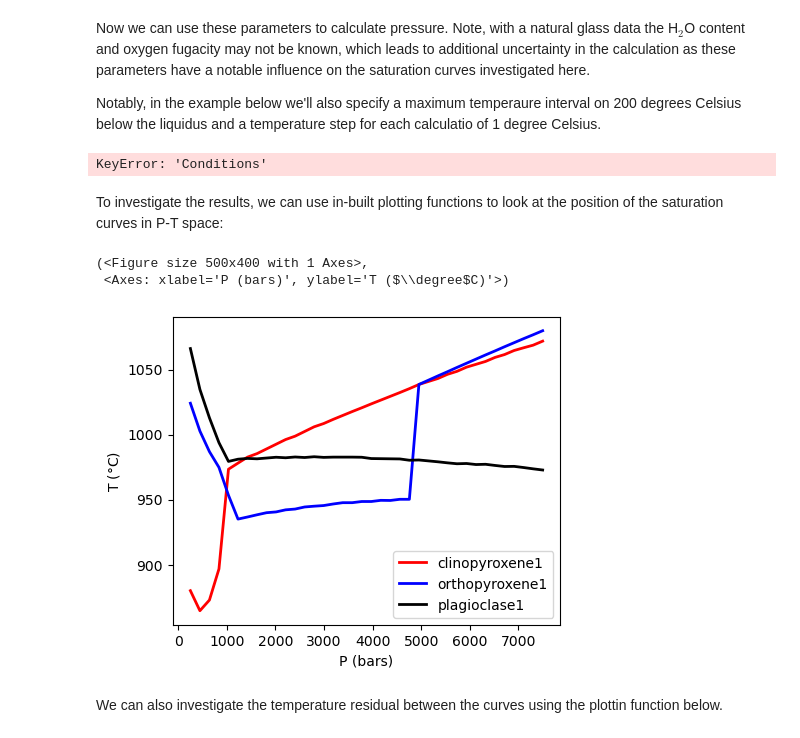
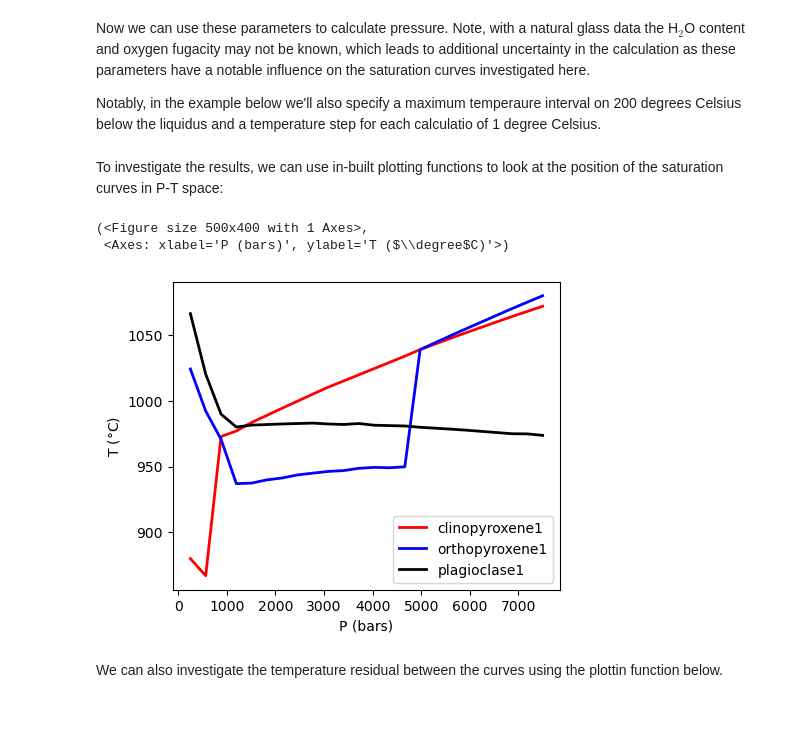
Before and after one commit to gleesonm1/PetThermoTools, a Jupyter notebook: docs/Examples/BarometryTests/MELTS_geobarometry_example2.ipynb, the cells around one changed output. Saved outputs shown, nothing was run; the diff lists cells and outputs as text; code cells hidden in the pictures.

```diff
--- a/docs/Examples/BarometryTests/MELTS_geobarometry_example2.ipynb
+++ b/docs/Examples/BarometryTests/MELTS_geobarometry_example2.ipynb
@@ -44,7 +45,7 @@ Before we run the barometry calculations there are several other things that nee
 - The thermodynamic model we want to use for the calculations.
 # %%
 fO2_offset = 1.1 # offset from NNO buffer
-P_bar = np.linspace(250,7500,38) #bars
+P_bar = np.linspace(250,7500,24) #bars
 phases = ['clinopyroxene1', 'orthopyroxene1', 'plagioclase1']
 Model = "MELTSv1.0.2" # calculations performed using the rhyolite-MELTS v1.0.2 thermodynamic model as in Harmon et al. (2018)
 # %% [markdown]
@@ -60,17 +61,16 @@ minimum_v102, xtal_v102 = ptt.mineral_cosaturation(bulk = bulk,
                                    fO2_buffer = "NNO",
                                    fO2_offset = fO2_offset,
                                    dt_C = 1, # temperature interval for each calculation
-                                   T_maxdrop_C = 200) # maximum temperature below the liquidus the code will search for 3 phase saturation
+                                   T_maxdrop_C = 200, # maximum temperature below the liquidus the code will search for 3 phase saturation
+                                   find_min = False)
-# %% [output]
-KeyError: 'Conditions'
 # %% [markdown]
 To investigate the results, we can use in-built plotting functions to look at the position of the saturation curves in P-T space:
 # %%
-ptt.plot_surfaces(Results = minimum_v102, P_bar = P_bar, phases = phases)
+ptt.plot_surfaces(Results = minimum_v102, P_bar = minimum_v102['Output']['P_bar'], phases = phases)
 # %% [output]
 (<Figure size 500x400 with 1 Axes>,
  <Axes: xlabel='P (bars)', ylabel='T ($\\degree$C)'>)
-[figure, old version]
+[figure, new version]
 # %% [markdown]
 We can also investigate the temperature residual between the curves using the plottin function below.
 # %%
```
Also changed, not shown: parts of 4 cells of this notebook, 25 other files.
